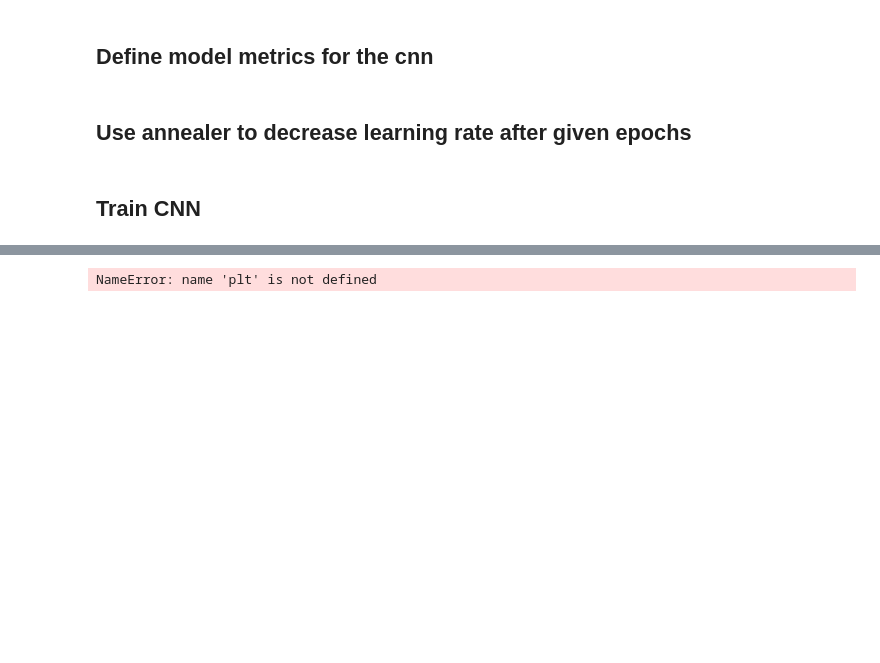
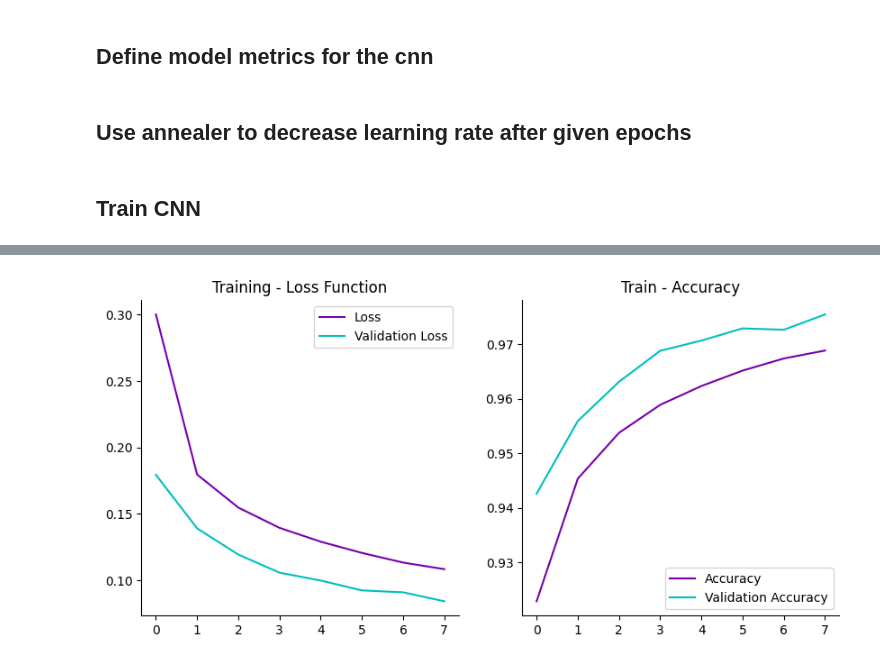
Before and after one commit to swizzle-app/swizzle, a Jupyter notebook: notebooks/model.ipynb, the cells around one changed output, grey strips where cells are left out. Drawn from its saved outputs; the diff is of its cells as text; code cells hidden in the pictures; blank space fills up the shorter version.

```diff
--- a/notebooks/model.ipynb
+++ b/notebooks/model.ipynb
@@ -223,9 +191,9 @@ def cnn_swizzle_model():
         swizzle_model.add(tf.keras.layers.Dense(128, activation='relu'))
         swizzle_model.add(tf.keras.layers.Dropout(0.5))
         swizzle_model.add(tf.keras.layers.Dense(126, activation='relu'))
-        swizzle_model.add(tf.keras.layers.Dense(N_CLASSES * N_STRINGS)) # no activation
+        swizzle_model.add(tf.keras.layers.Dense(N_CLASSES * N_STRINGS))
         swizzle_model.add(tf.keras.layers.Reshape((N_STRINGS, N_CLASSES)))
-        swizzle_model.add(tf.keras.layers.Activation('softmax'))
+        swizzle_model.add(tf.keras.layers.Activation(softmax_by_string))
         return swizzle_model
 # %%
 #this is our swizzle model
@@ -267,19 +242,23 @@ in a short time
 Loss function: For the loss function we used categorical crossentropy because we have multiple classes or labels
 with soft probabilities like [0.5, 0.3, 0.2] and also have a shape like a one-hot-encoded array.
 '''
+
+def get_f1(y_true, y_pred):
+    true_positives = K.sum(K.round(K.clip(y_true * y_pred, 0, 1)))
+    possible_positives = K.sum(K.round(K.clip(y_true, 0, 1)))
+    predicted_positives = K.sum(K.round(K.clip(y_pred, 0, 1)))
+    precision = true_positives / (predicted_positives + K.epsilon())
+    recall = true_positives / (possible_positives + K.epsilon())
+    f1_val = 2*(precision*recall)/(precision+recall+K.epsilon())
+    return f1_val
+
 metrics =['accuracy']
 
 optimizer = tf.keras.optimizers.Adam(learning_rate=0.001)
-#we keep this for later, to test out.
-#RMSprop(lr=0.001, rho=0.9, epsilon=1e-08, decay=0.0)
-#adadelta
-optimizer2 = tf.keras.optimizers.Adadelta()
 
 loss='categorical_crossentropy'
 
-loss2 = catcross_by_string
+swizzle_model.compile(loss=loss, optimizer=optimizer, metrics= 'accuracy')
-# %%
-swizzle_model.compile(loss=loss2, optimizer=optimizer, metrics=['accuracy'])
 # %% [markdown]
 ## Use annealer to decrease learning rate after given epochs
 # %%
@@ -322,27 +320,28 @@ NameError: name 'swizzle_model' is not defined
 # %%
 #show plots for our loss function and the accurancy
-plt.figure(figsize=(10, 10))
-
+fig = plt.figure(figsize=(10, 10))
 
 ax = plt.subplot(2, 2, 1)
 plt.plot(history.history['loss'], label='Loss', color= '#7900AA')
 plt.plot(history.history['val_loss'], label='Validation Loss', color = 'c')
 plt.legend()
 plt.title('Training - Loss Function')
 
 ax.spines['right'].set_visible(False)
 ax.spines['top'].set_visible(False)
 
 ax2 = plt.subplot(2, 2, 2)
 plt.plot(history.history['accuracy'], label='Accuracy', color = '#7900AA')
 plt.plot(history.history['val_accuracy'], label='Validation Accuracy', color = 'c')
 plt.legend()
 plt.title('Train - Accuracy')
 
 ax2.spines['right'].set_visible(False)
 ax2.spines['top'].set_visible(False)
+
+fig.savefig('../data/model/plots.png')
 # %% [output]
-NameError: name 'plt' is not defined
+[figure, added]
 # %%
 #print results of our swizzle model metrics for training
 score = swizzle_model.evaluate(test_images,test_annots,verbose=0)
```
Also changed, not shown: parts of 21 cells of this notebook, 2 other files.
